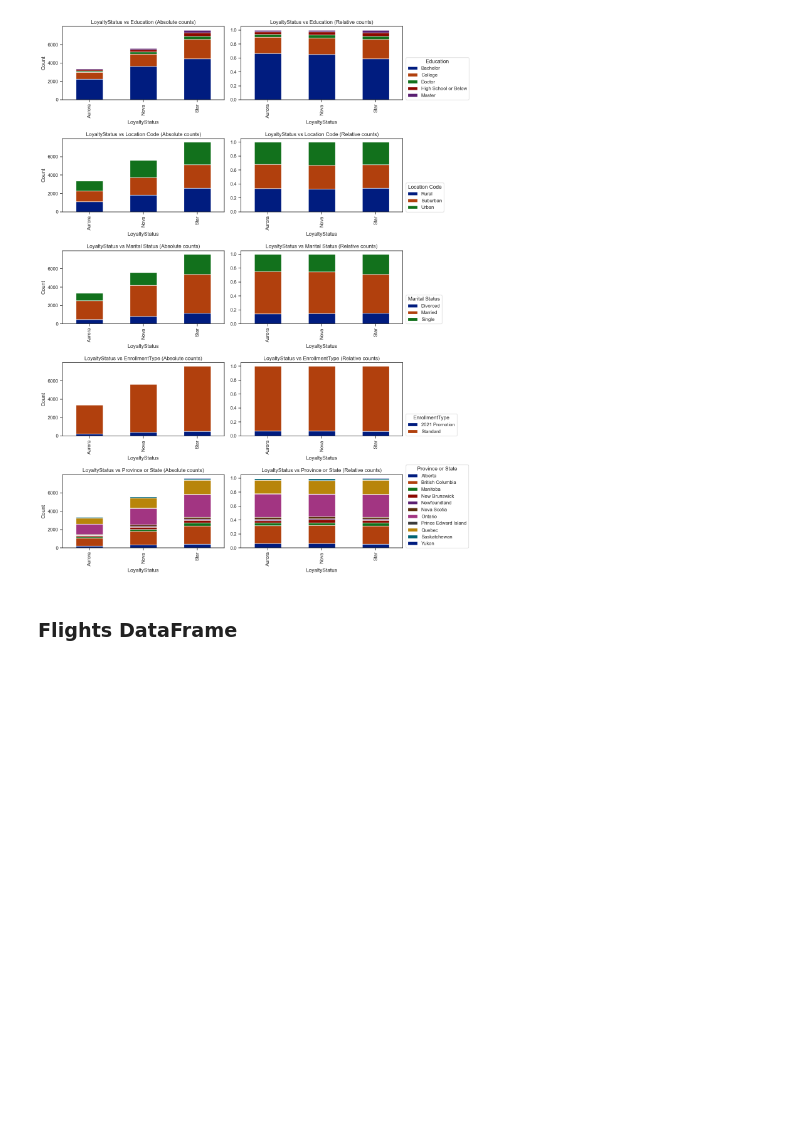
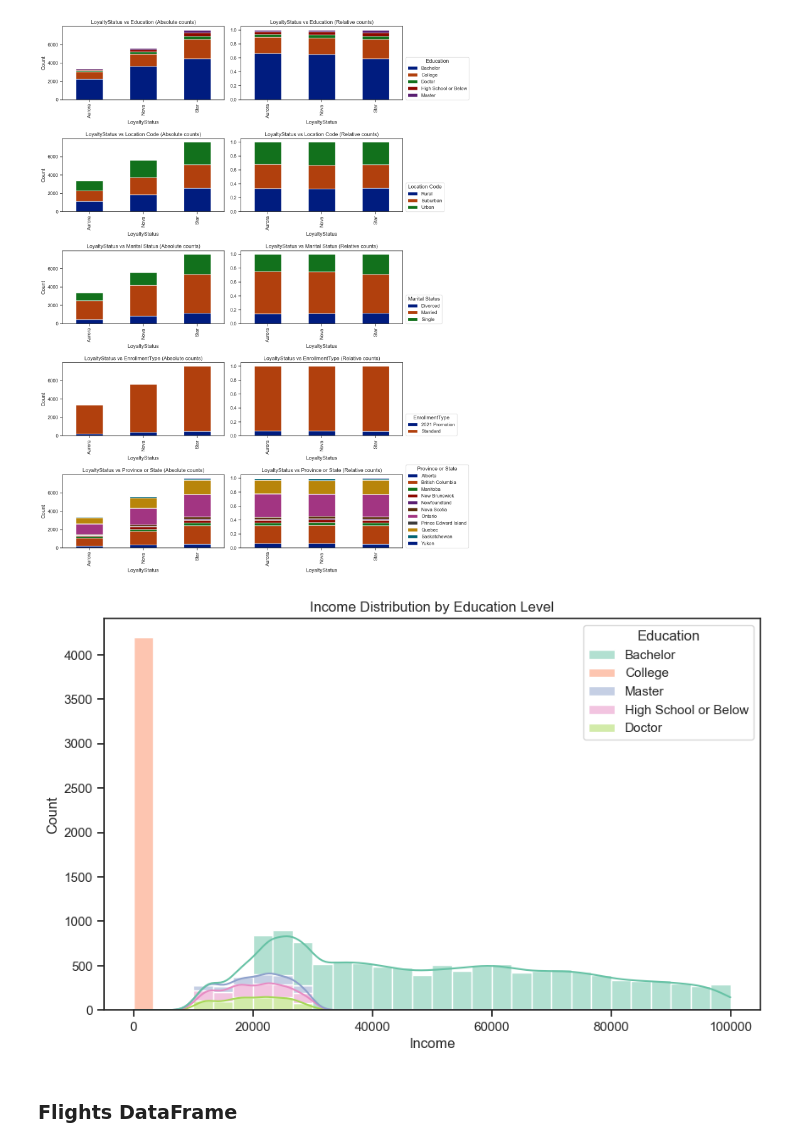
Before and after one commit to luisbdavila/Airline_Customer_Segmentation_DataMining_Project_Python, a Jupyter notebook: 1_Delivery/Code/EDA.ipynb, the cells around one changed output. Cells and saved outputs as stored; diff of their text form; code cells hidden in the pictures; blank space fills up the shorter version.

Commit message:
Finished visualization interpratation and add one Income Distribution by Education Level graph

```diff
--- a/1_Delivery/Code/EDA.ipynb
+++ b/1_Delivery/Code/EDA.ipynb
@@ -669,6 +669,15 @@ plt.tight_layout()
 plt.show()
 # %% [output]
 [figure]
+# %%
+plt.figure(figsize=(10,6))
+sns.histplot(data=df_AIAI_Customers, x='Income', hue='Education', bins=30, kde=True, multiple='stack', palette='Set2')
+plt.title("Income Distribution by Education Level")
+plt.xlabel("Income")
+plt.ylabel("Count")
+plt.show()
+# %% [output]
+[figure, added]
 # %% [markdown]
 ### **Flights DataFrame**
 # %%
```
Also changed, not shown: parts of 2 cells of this notebook.
